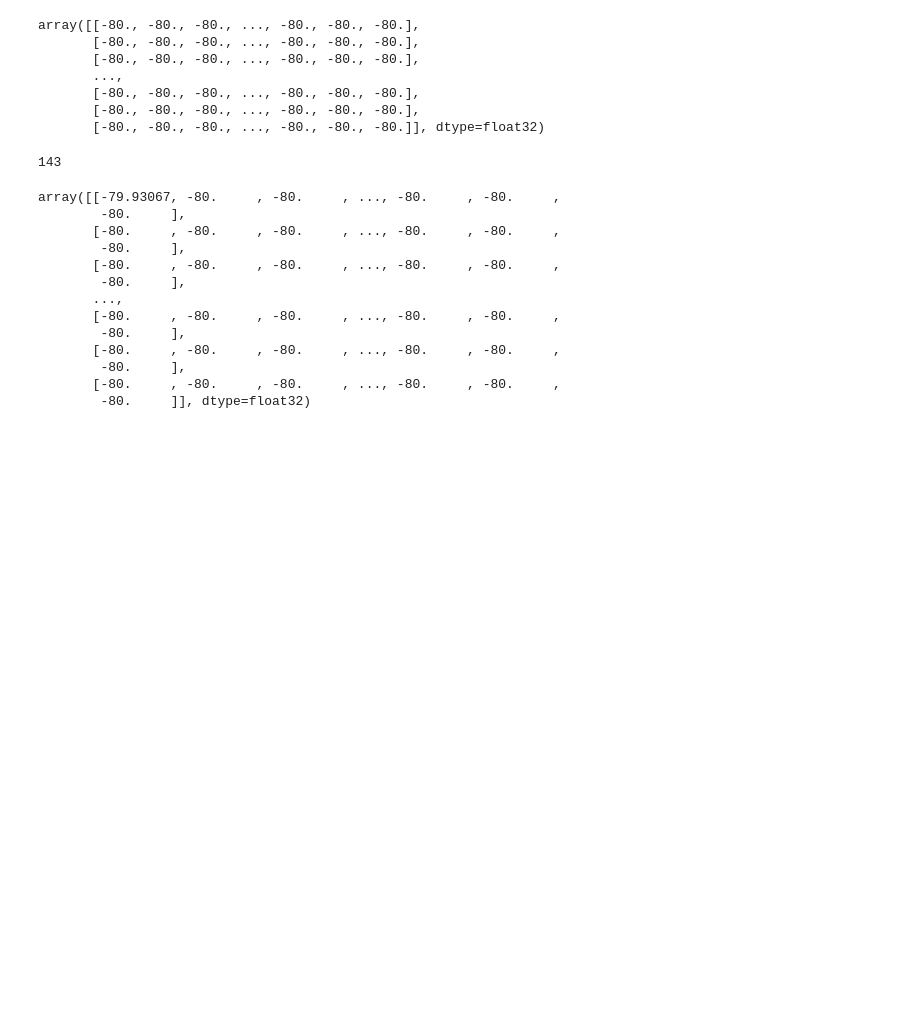
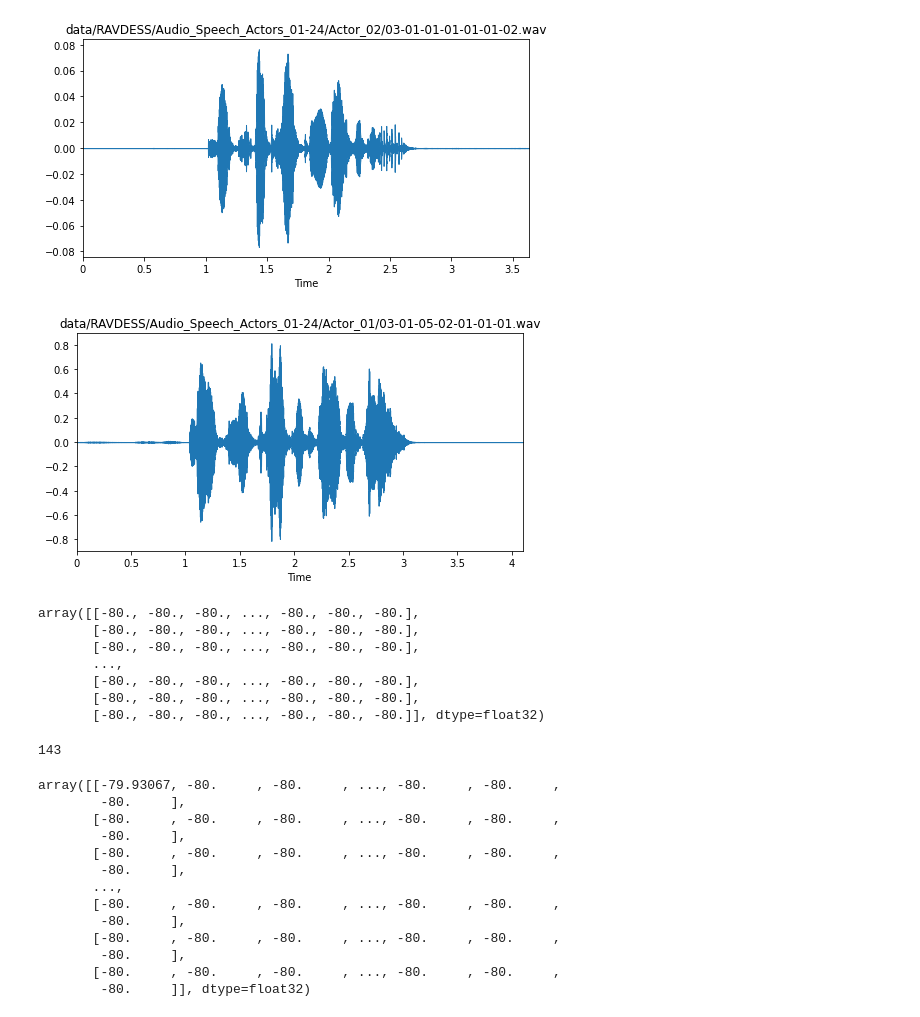
Before and after one commit to simiya/Projet-Son-Jedha, a Jupyter notebook: explore.ipynb, the cells around one changed output. Saved outputs shown, nothing was run; the diff lists cells and outputs as text; code cells hidden in the pictures; blank space fills up the shorter version.

```diff
--- a/explore.ipynb
+++ b/explore.ipynb
@@ -24,3 +49,9 @@ def display_waveplot(file_name, output_file_name):
+# %%
+display_waveplot(male_neutral_file, male_neutral_image)
+display_waveplot(male_angry_strong_file, male_angry_strong_image)
+# %% [output]
+[figure, added]
+[figure, added]
 # %%
 mel = mel_spectogram_db('/Users/simiya/自己的学习/jedha/projet_son_jedha/Projet-Son-Jedha/data/RAVDESS/Audio_Speech_Actors_01-24/Actor_01/03-01-01-01-01-01-01.wav')
 # %%
```
Also changed, not shown: parts of 5 cells of this notebook.
